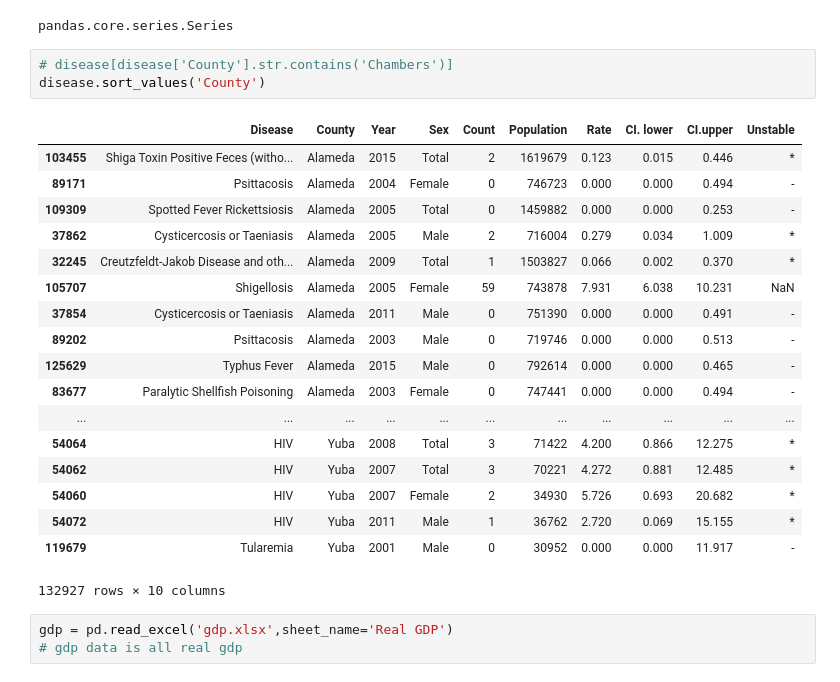
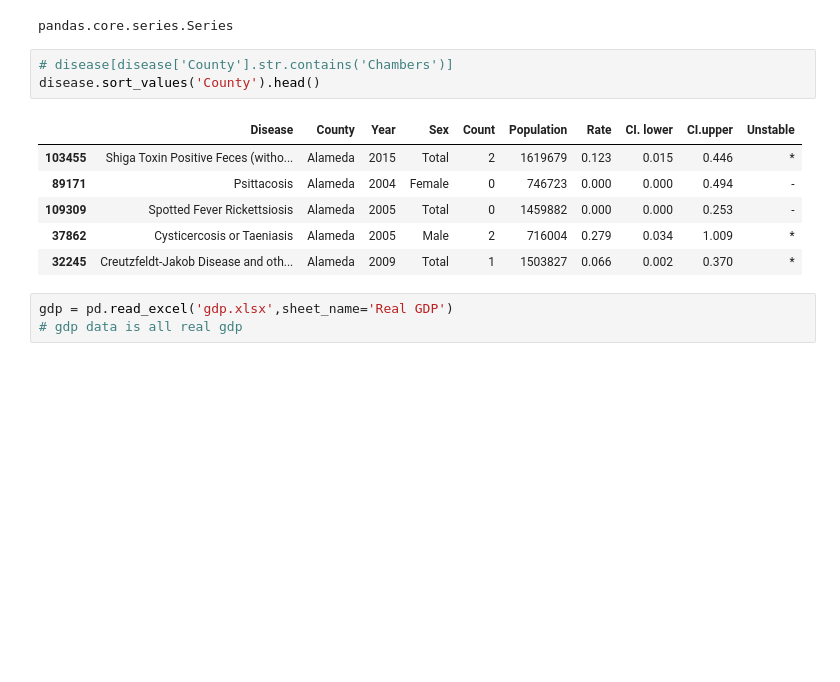
Before and after one commit to ce-r/steps, a Jupyter notebook: capstone-PRACTICE-Andrea.ipynb, the cells around one changed output. Cells and saved outputs as stored; diff of their text form; blank space fills up the shorter version.

```diff
--- a/capstone-PRACTICE-Andrea.ipynb
+++ b/capstone-PRACTICE-Andrea.ipynb
@@ -18,26 +18,14 @@ type(disease['Year'])
 pandas.core.series.Series
 # %%
 # disease[disease['County'].str.contains('Chambers')]
-disease.sort_values('County')
+disease.sort_values('County').head()
 # %% [output]
 |  | Disease | County | Year | Sex | Count | Population | Rate | CI. lower | CI.upper | Unstable |
 | 103455 | Shiga Toxin Positive Feces (witho... | Alameda | 2015 | Total | 2 | 1619679 | 0.123 | 0.015 | 0.446 | * |
 | 89171 | Psittacosis | Alameda | 2004 | Female | 0 | 746723 | 0.000 | 0.000 | 0.494 | - |
 | 109309 | Spotted Fever Rickettsiosis | Alameda | 2005 | Total | 0 | 1459882 | 0.000 | 0.000 | 0.253 | - |
 | 37862 | Cysticercosis or Taeniasis | Alameda | 2005 | Male | 2 | 716004 | 0.279 | 0.034 | 1.009 | * |
 | 32245 | Creutzfeldt-Jakob Disease and oth... | Alameda | 2009 | Total | 1 | 1503827 | 0.066 | 0.002 | 0.370 | * |
-| 105707 | Shigellosis | Alameda | 2005 | Female | 59 | 743878 | 7.931 | 6.038 | 10.231 | NaN |
-| 37854 | Cysticercosis or Taeniasis | Alameda | 2011 | Male | 0 | 751390 | 0.000 | 0.000 | 0.491 | - |
-| 89202 | Psittacosis | Alameda | 2003 | Male | 0 | 719746 | 0.000 | 0.000 | 0.513 | - |
-| 125629 | Typhus Fever | Alameda | 2015 | Male | 0 | 792614 | 0.000 | 0.000 | 0.465 | - |
-| 83677 | Paralytic Shellfish Poisoning | Alameda | 2003 | Female | 0 | 747441 | 0.000 | 0.000 | 0.494 | - |
-| ... | ... | ... | ... | ... | ... | ... | ... | ... | ... | ... |
-| 54064 | HIV | Yuba | 2008 | Total | 3 | 71422 | 4.200 | 0.866 | 12.275 | * |
-| 54062 | HIV | Yuba | 2007 | Total | 3 | 70221 | 4.272 | 0.881 | 12.485 | * |
-| 54060 | HIV | Yuba | 2007 | Female | 2 | 34930 | 5.726 | 0.693 | 20.682 | * |
-| 54072 | HIV | Yuba | 2011 | Male | 1 | 36762 | 2.720 | 0.069 | 15.155 | * |
-| 119679 | Tularemia | Yuba | 2001 | Male | 0 | 30952 | 0.000 | 0.000 | 11.917 | - |
-132927 rows × 10 columns
 # %%
 gdp = pd.read_excel('gdp.xlsx',sheet_name='Real GDP')
 # gdp data is all real gdp
```
Also changed, not shown: parts of 35 cells of this notebook.
